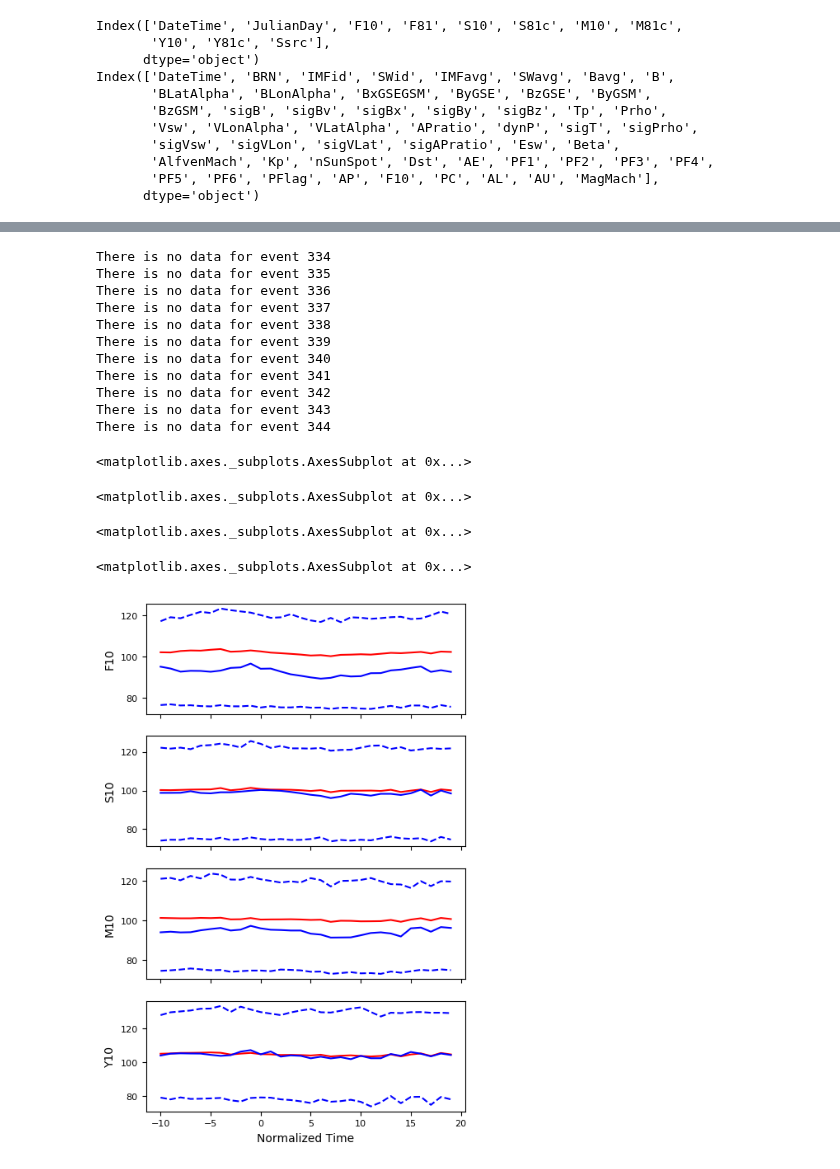
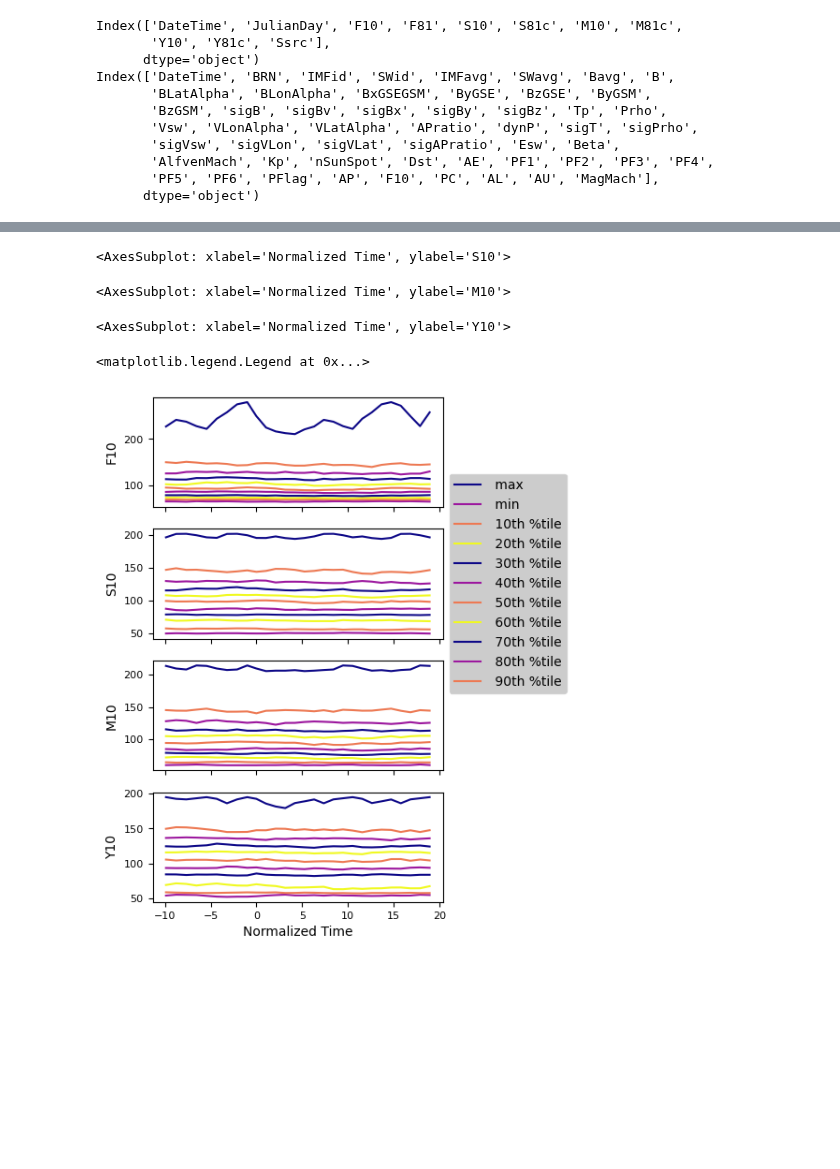
Before and after one commit to kylermurphy/SatDrag, a Jupyter notebook: Notebooks/SEA_storms.ipynb, the cells around one changed output, grey strips where cells are left out. Drawn from its saved outputs; the diff is of its cells as text; code cells hidden in the pictures; blank space fills up the shorter version.

```diff
--- a/Notebooks/SEA_storms.ipynb
+++ b/Notebooks/SEA_storms.ipynb
@@ -164,7 +200,7 @@ storm_time = pd.read_csv(storm_txt, header=None, skiprows=1,
 # %%
 # Read in the satellite drag database
 fn = 'D:\\data\\VL_sdrag\\satdrag_database_zlib.hdf5'
-columns = ['Datetime','400kmDensity', 'DensityHeight', 'DenUncertainty','storm', 'storm phase']
+columns = ['Datetime','400kmDensity', 'SLat', 'CLat','MagLon', 'storm phase','MagTime']
 sd_d = pd.read_hdf(fn, columns=columns)
 
 sd_d['Datetime'].min()
@@ -192,4 +228,7 @@ Index(['DateTime', 'BRN', 'IMFid', 'SWid', 'IMFavg', 'SWavg', 'Bavg', 'B',
       dtype='object')
 # %%
 omni_d = omni_d.set_index('DateTime')
+sol_d['DateTime'] = pd.to_datetime(sol_d['DateTime'])
 sol_d = sol_d.set_index('DateTime')
+sd_d = sd_d.set_index('Datetime')
+sd_d = sd_d.sort_index()
@@ -278,3 +320,15 @@ starts = pd.Series([x-pd.DateOffset(days=10) for x in epochs])
 ends = pd.Series([x+pd.DateOffset(days=20) for x in epochs])
 
 events=[starts, epochs, ends]
+# %%
+# create a set of stats to compute
+# max, min, and deciles
+
+seastats = {'max':np.nanmax, 'min':np.nanmin}
+for x in np.arange(10,100,10):
+    seastats[f'{x}th_%tile'] = makepercentile(x)
+
+
+
+# perform the noramlized superposed epoch analysis
+SEAsolar, meta = sean(sol_d, events, bins, cols=sea_cols, seastats=seastats)
@@ -281,20 +364,17 @@ events=[starts, epochs, ends]
 # %%
-# set the columns to run the analysis on
-
-
-# perform the noramlized superposed epoch analysis
-SEAarray, meta = sean(sol_d, events, bins, cols=sea_cols)
+# plot the superposed epoch analysis for each variable
+# plot the mean, median, upper and lower quartiles
+# ignore the cnts column
 
 # get the columsn that the SEA was performed
 # on from the returned metadata
 cols = meta['sea_cols']
 
-# plot the superposed epoch analysis for each variable
-# plot the mean, median, upper and lower quartiles
-# ignore the cnts column
+# setup some colors
+colors = plt.cm.plasma(np.linspace(0,1,len(cols)))
 
 fig, axes = plt.subplots(nrows=len(cols), sharex=True,
-                         squeeze=True,figsize=(5,8))
+                         squeeze=True,figsize=(5,7))
 
 # loop over columns that were analyzed
 for c, ax in zip(cols, axes):
@@ -304,14 +384,28 @@ for c, ax in zip(cols, axes):
     # e.g. for AE columns
     # AE_mean, AE_median, AE_lowq, AE_upq, AE_cnt
     # fine columns AE_mean, AE_median, AE_lowq, AE_upq
-    mask = SEAarray.columns.str.startswith(c) & \
-        ~SEAarray.columns.str.endswith('cnt')
+    mask = SEAsolar.columns.str.startswith(c) & \
+        ~SEAsolar.columns.str.endswith('cnt')
+
+    lab_col = SEAsolar.loc[:,mask].columns.str.replace('_',' ')
+    lab_col = lab_col.str.replace(c,'')
+
 
     # plot the SEA data
-    SEAarray.loc[:,mask].plot(ax=ax, style=['r-','b-','b--','b--'],
+    SEAsolar.loc[:,mask].plot(ax=ax,
                               xlabel='Normalized Time',
                               ylabel=c.replace('_',' '),
-                              legend=False, fontsize=8)
+                              label=lab_col.str,
+                              legend=False, fontsize=8, color=colors)
+
+    # shrink current axis by 20% for the new axis
+    box = ax.get_position()
+    ax.set_position([box.x0, box.y0, box.width * 0.8, box.height])
+
+
+# place the legend to the right of the current axis
+axes[1].legend(loc='center left', bbox_to_anchor=(1, 0.5),
+          labels=lab_col, facecolor='silver')
 
 plt.show()
 # %% [output]
@@ -335,16 +413,5 @@ There is no data for event 29
-There is no data for event 334
-There is no data for event 335
-There is no data for event 336
-There is no data for event 337
-There is no data for event 338
-There is no data for event 339
-There is no data for event 340
-There is no data for event 341
-There is no data for event 342
-There is no data for event 343
-There is no data for event 344
+<AxesSubplot: xlabel='Normalized Time', ylabel='S10'>
-<matplotlib.axes._subplots.AxesSubplot at 0x...>
+<AxesSubplot: xlabel='Normalized Time', ylabel='M10'>
-<matplotlib.axes._subplots.AxesSubplot at 0x...>
+<AxesSubplot: xlabel='Normalized Time', ylabel='Y10'>
-<matplotlib.axes._subplots.AxesSubplot at 0x...>
+<matplotlib.legend.Legend at 0x...>
-<matplotlib.axes._subplots.AxesSubplot at 0x...>
-[figure, old version]
+[figure, new version]
```
Also changed, not shown: parts of 16 cells of this notebook, 3 other files.
